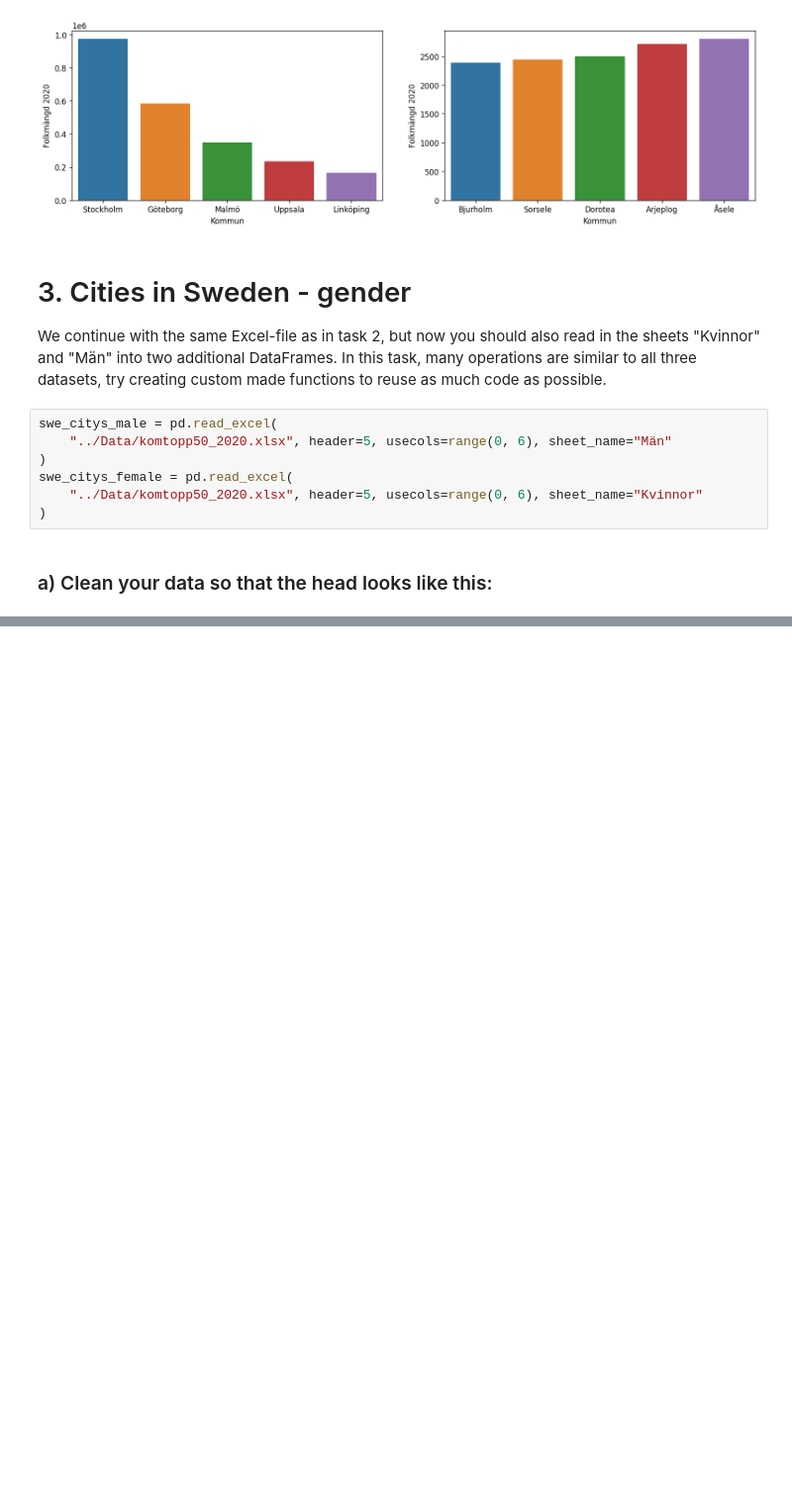
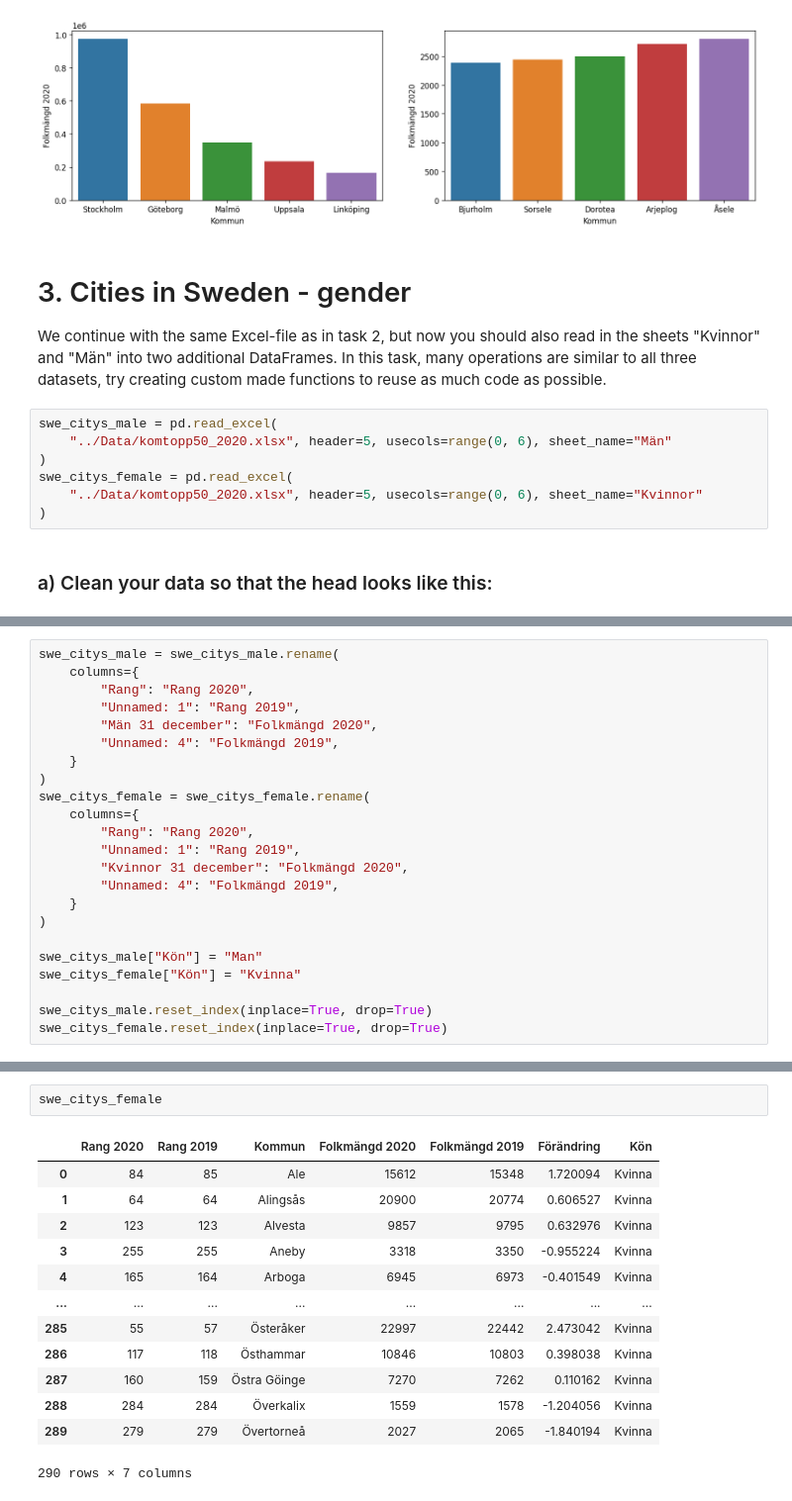
Before and after one commit to Canesp/Databehandling-Philip-de-Canesie, a Jupyter notebook: exercises/E00_exercises.ipynb, the cells around one changed output, grey strips where cells are left out. Shown at 99% size. Saved outputs shown, nothing was run; the diff lists cells and outputs as text; blank space fills up the shorter version.

```diff
--- a/exercises/E00_exercises.ipynb
+++ b/exercises/E00_exercises.ipynb
@@ -238,0 +233,23 @@ AttributeError: 'NoneType' object has no attribute 'drop'
+# %%
+swe_citys_male = swe_citys_male.rename(
+    columns={
+        "Rang": "Rang 2020",
+        "Unnamed: 1": "Rang 2019",
+        "Män 31 december": "Folkmängd 2020",
+        "Unnamed: 4": "Folkmängd 2019",
+    }
+)
+swe_citys_female = swe_citys_female.rename(
+    columns={
+        "Rang": "Rang 2020",
+        "Unnamed: 1": "Rang 2019",
+        "Kvinnor 31 december": "Folkmängd 2020",
+        "Unnamed: 4": "Folkmängd 2019",
+    }
+)
+
+swe_citys_male["Kön"] = "Man"
+swe_citys_female["Kön"] = "Kvinna"
+
+swe_citys_male.reset_index(inplace=True, drop=True)
+swe_citys_female.reset_index(inplace=True, drop=True)
@@ -238,0 +272,16 @@ AttributeError: 'NoneType' object has no attribute 'drop'
+# %%
+swe_citys_female
+# %% [output]
+|  | Rang 2020 | Rang 2019 | Kommun | Folkmängd 2020 | Folkmängd 2019 | Förändring | Kön |
+| 0 | 84 | 85 | Ale | 15612 | 15348 | 1.720094 | Kvinna |
+| 1 | 64 | 64 | Alingsås | 20900 | 20774 | 0.606527 | Kvinna |
+| 2 | 123 | 123 | Alvesta | 9857 | 9795 | 0.632976 | Kvinna |
+| 3 | 255 | 255 | Aneby | 3318 | 3350 | -0.955224 | Kvinna |
+| 4 | 165 | 164 | Arboga | 6945 | 6973 | -0.401549 | Kvinna |
+| ... | ... | ... | ... | ... | ... | ... | ... |
+| 285 | 55 | 57 | Österåker | 22997 | 22442 | 2.473042 | Kvinna |
+| 286 | 117 | 118 | Östhammar | 10846 | 10803 | 0.398038 | Kvinna |
+| 287 | 160 | 159 | Östra Göinge | 7270 | 7262 | 0.110162 | Kvinna |
+| 288 | 284 | 284 | Överkalix | 1559 | 1578 | -1.204056 | Kvinna |
+| 289 | 279 | 279 | Övertorneå | 2027 | 2065 | -1.840194 | Kvinna |
+290 rows × 7 columns
```
Also changed, not shown: parts of 10 cells of this notebook, 1 other file.
